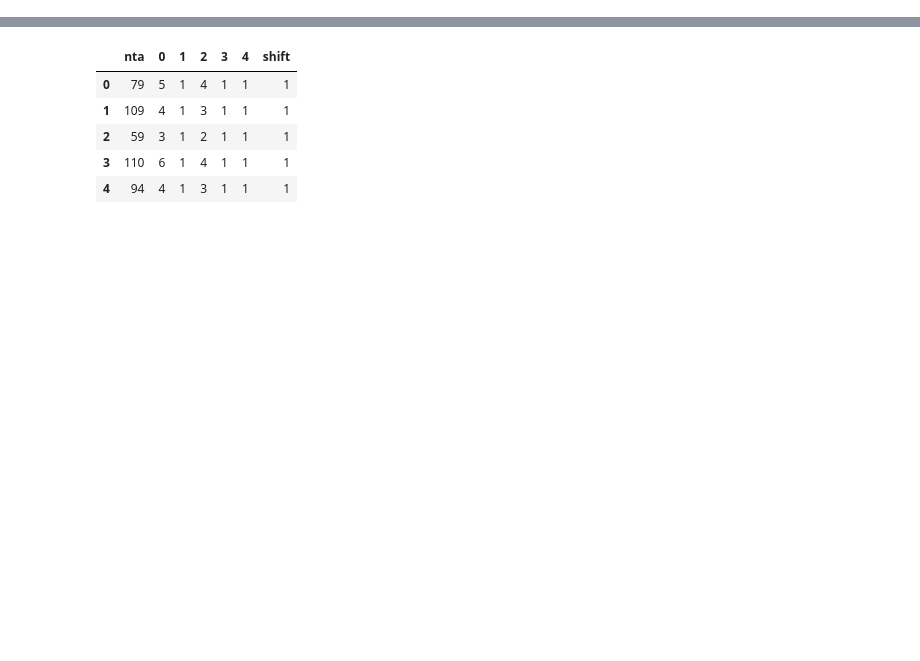
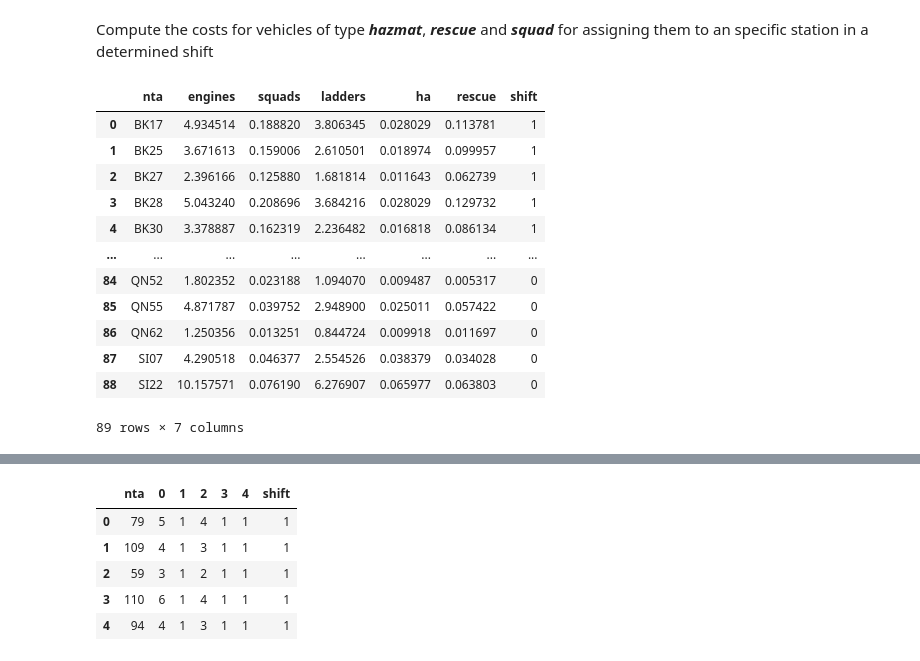
Before and after one commit to pepe-olivert/Optimization_NY_Fire_Departments, a Jupyter notebook: resolucion.ipynb, the cells around one changed output, grey strips where cells are left out. Drawn from its saved outputs; the diff is of its cells as text; code cells hidden in the pictures; blank space fills up the shorter version.

```diff
--- a/resolucion.ipynb
+++ b/resolucion.ipynb
@@ -51,3 +50,22 @@ def index2station(l):
 
 def station2index(station):
     return stations.index(station)
+# %% [markdown]
+Compute the costs for vehicles of type ___hazmat___, ___rescue___ and ___squad___ for assigning them to an specific station in a determined shift
+# %%
+b = pd.read_csv("./aux_data/bijk.csv",index_col=0) #Load estimated demands per vehicle and shift
+b
+# %% [output]
+|  | nta | engines | squads | ladders | ha | rescue | shift |
+| 0 | BK17 | 4.934514 | 0.188820 | 3.806345 | 0.028029 | 0.113781 | 1 |
+| 1 | BK25 | 3.671613 | 0.159006 | 2.610501 | 0.018974 | 0.099957 | 1 |
+| 2 | BK27 | 2.396166 | 0.125880 | 1.681814 | 0.011643 | 0.062739 | 1 |
+| 3 | BK28 | 5.043240 | 0.208696 | 3.684216 | 0.028029 | 0.129732 | 1 |
+| 4 | BK30 | 3.378887 | 0.162319 | 2.236482 | 0.016818 | 0.086134 | 1 |
+| ... | ... | ... | ... | ... | ... | ... | ... |
+| 84 | QN52 | 1.802352 | 0.023188 | 1.094070 | 0.009487 | 0.005317 | 0 |
+| 85 | QN55 | 4.871787 | 0.039752 | 2.948900 | 0.025011 | 0.057422 | 0 |
+| 86 | QN62 | 1.250356 | 0.013251 | 0.844724 | 0.009918 | 0.011697 | 0 |
+| 87 | SI07 | 4.290518 | 0.046377 | 2.554526 | 0.038379 | 0.034028 | 0 |
+| 88 | SI22 | 10.157571 | 0.076190 | 6.276907 | 0.065977 | 0.063803 | 0 |
+89 rows × 7 columns
```
Also changed, not shown: parts of 35 cells of this notebook.
